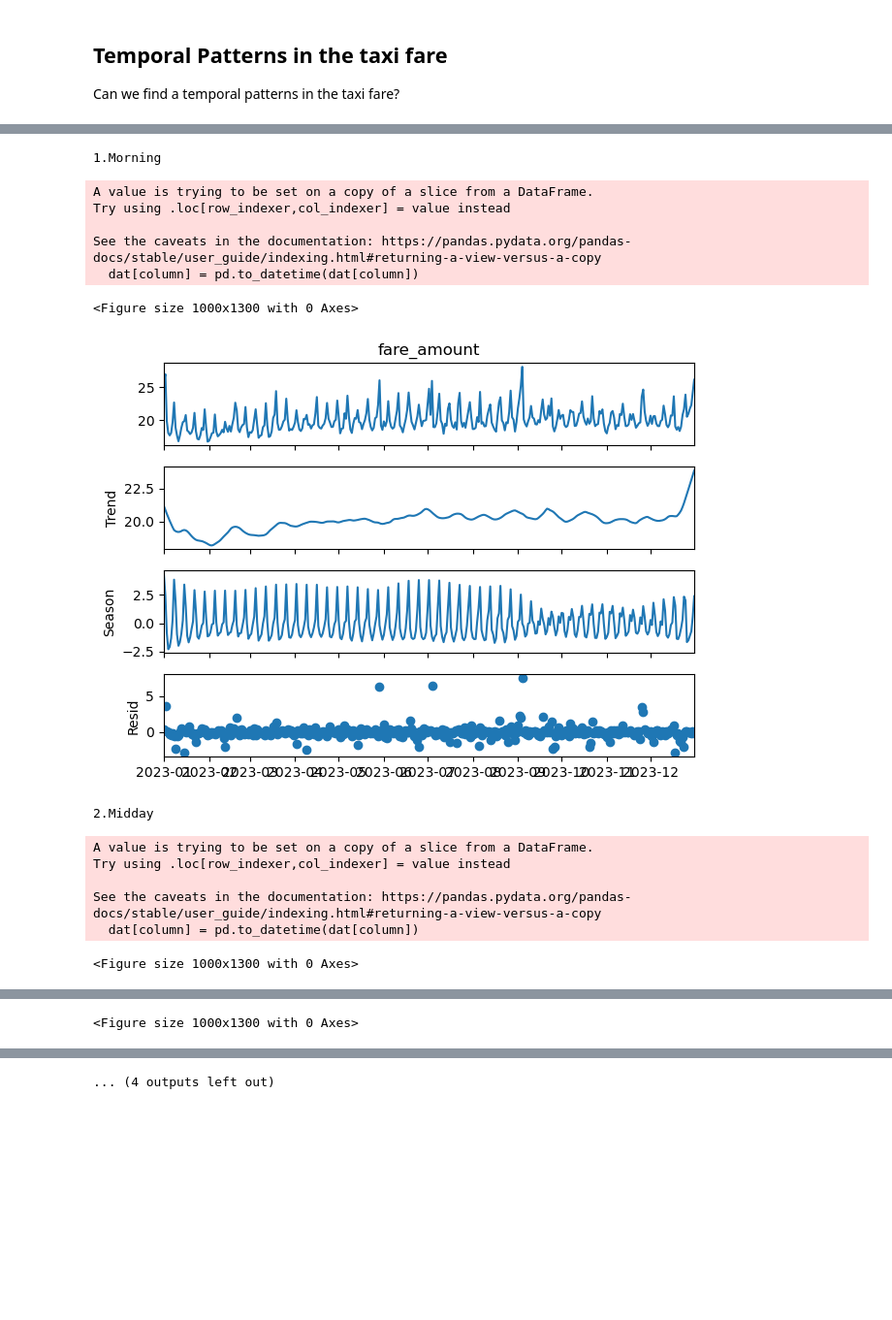
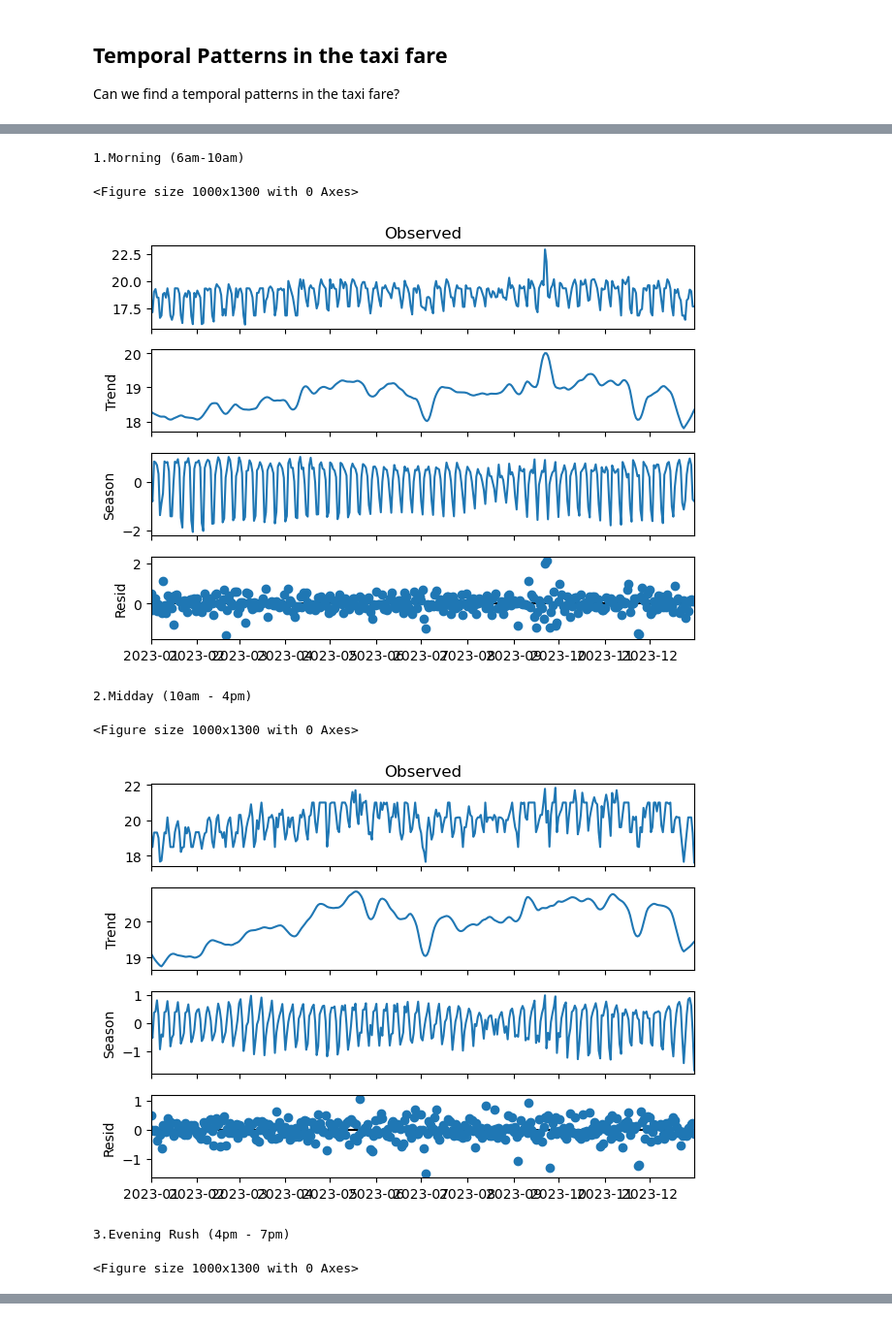
Before and after one commit to alexanderpegoto/DS1007_FinalProject, a Jupyter notebook: code/jiwoo_local.ipynb, the cells around one changed output, grey strips where cells are left out. Shown at 97% size. Cells and saved outputs as stored; diff of their text form; code cells hidden in the pictures; blank space fills up the shorter version.

```diff
--- a/code/jiwoo_local.ipynb
+++ b/code/jiwoo_local.ipynb
@@ -196,12 +89,0 @@ plt.show()
-# %%
-def decompose(dat, column):
-    dat[column] = pd.to_datetime(dat[column])
-    dat.set_index(column, inplace = True)
-    result = stl.fit()
-    plt.figure(figsize = (10,13))
-    result.plot()
-    plt.show()
-    return result.seasonal
-
-
-total_seasonal = decompose(daily_combined_mean_fare, 'tpep_date')
@@ -262,25 +95,18 @@ plt.show()
 # %%
-results = sampled_dat[(sampled_dat['tpep_pickup_datetime'].dt.year == 2023)].groupby(['tpep_date', 'time_of_day'])['fare_amount'].mean().reset_index()
-time_blocks = ['1.Morning', '2.Midday', '3.Evening Rush', '4.Night']
+results = sampled_dat[(sampled_dat['tpep_pickup_datetime'].dt.year == 2023)].groupby(['tpep_date', 'time_of_day'])['total_amount'].median().reset_index()
+time_blocks = ['1.Morning (6am-10am)', '2.Midday (10am - 4pm)', '3.Evening Rush (4pm - 7pm)', '4.Night (8pm - 5am)']
 seasonality = {}
 for t in time_blocks:
-    t_result = results[results['time_of_day'] == t]
+    t_result = results[results['time_of_day'] == t][['tpep_date', 'total_amount']]
     print(t)
     ts_result = decompose(t_result, 'tpep_date')
     seasonality[t] = ts_result
 # %% [output]
-1.Morning
+1.Morning (6am-10am)
-A value is trying to be set on a copy of a slice from a DataFrame.
-Try using .loc[row_indexer,col_indexer] = value instead
-
-See the caveats in the documentation: https://pandas.pydata.org/pandas-docs/stable/user_guide/indexing.html#returning-a-view-versus-a-copy
-  dat[column] = pd.to_datetime(dat[column])
+<Figure size 1000x1300 with 0 Axes>
+[figure, new version]
-<Figure size 1000x1300 with 0 Axes>
+2.Midday (10am - 4pm)
-[figure, old version]
-2.Midday
+<Figure size 1000x1300 with 0 Axes>
+[figure, new version]
-A value is trying to be set on a copy of a slice from a DataFrame.
-Try using .loc[row_indexer,col_indexer] = value instead
-
-See the caveats in the documentation: https://pandas.pydata.org/pandas-docs/stable/user_guide/indexing.html#returning-a-view-versus-a-copy
-  dat[column] = pd.to_datetime(dat[column])
+3.Evening Rush (4pm - 7pm)
 <Figure size 1000x1300 with 0 Axes>
@@ -294 +115,0 @@ See the caveats in the documentation: https://pandas.pydata.org/pandas-docs/stab
-<Figure size 1000x1300 with 0 Axes>
@@ -296 +115,0 @@ See the caveats in the documentation: https://pandas.pydata.org/pandas-docs/stab
-... (4 outputs left out)
```
Also changed, not shown: parts of 26 cells of this notebook, 1 other file.
